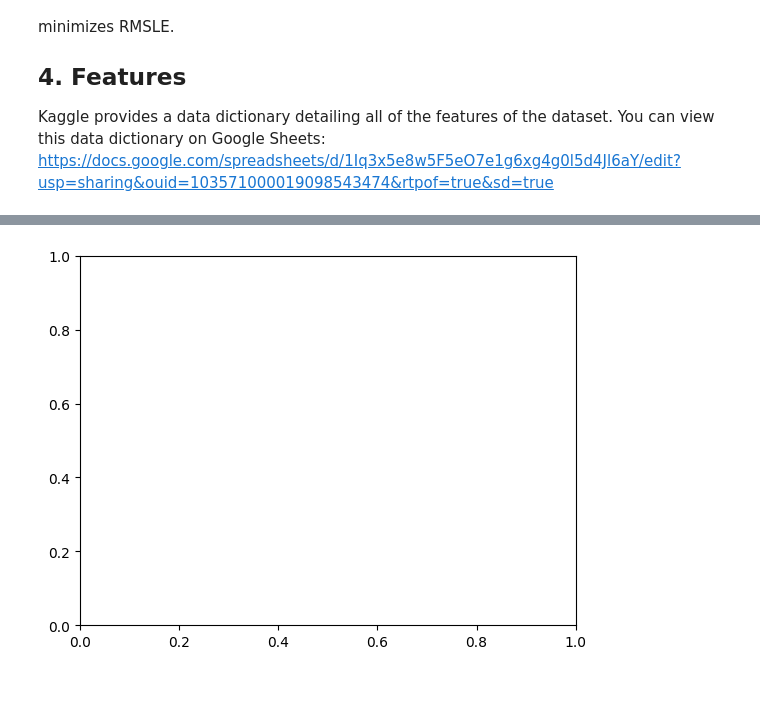
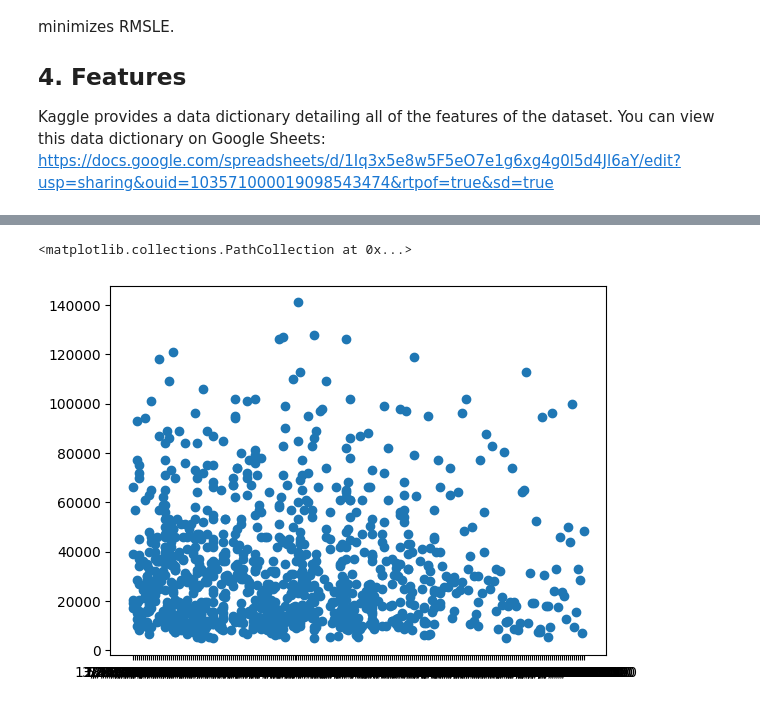
Before and after one commit to DilunVass/ML_Tutotial, a Jupyter notebook: Milestone Project 2 Supervised Learning Time Series Data/end-to-end-bulldozer-price-regression.ipynb, the cells around one changed output, grey strips where cells are left out. Saved outputs shown, nothing was run; the diff lists cells and outputs as text; code cells hidden in the pictures.

```diff
--- a/Milestone Project 2 Supervised Learning Time Series Data/end-to-end-bulldozer-price-regression.ipynb
+++ b/Milestone Project 2 Supervised Learning Time Series Data/end-to-end-bulldozer-price-regression.ipynb
@@ -53,5 +53,7 @@ dtypes: float64(3), int64(5), object(45)
 memory usage: 166.9+ MB
 # %%
 fig, ax = plt.subplots()
+ax.scatter(df["saledate"][:1000], df["SalePrice"][:1000])
 # %% [output]
+<matplotlib.collections.PathCollection at 0x...>
-[figure, old version]
+[figure, new version]
```
Also changed, not shown: parts of 8 cells of this notebook.
